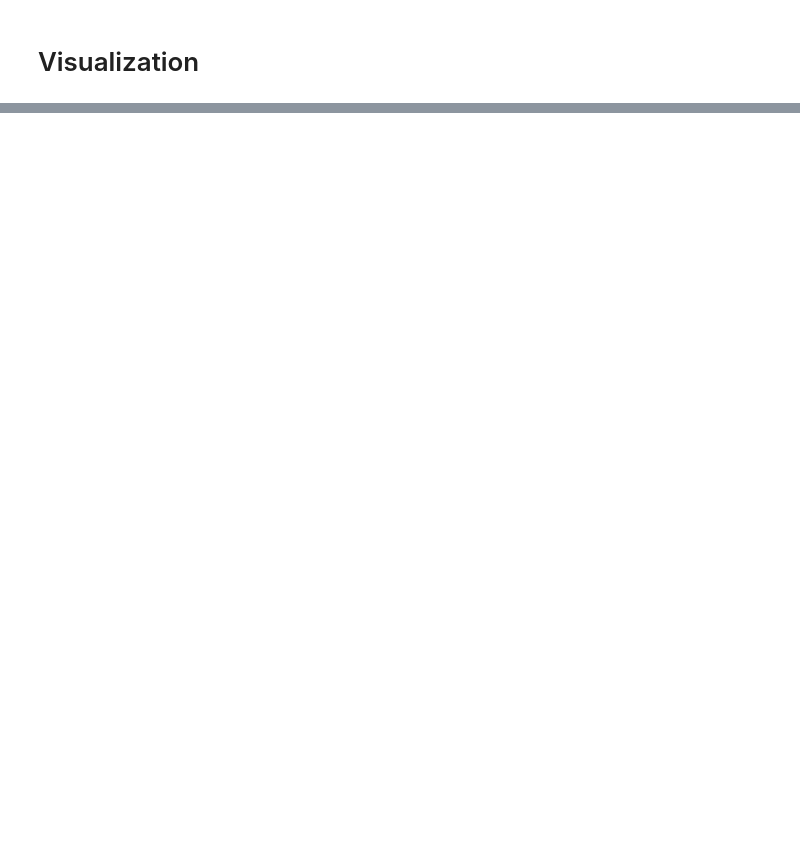
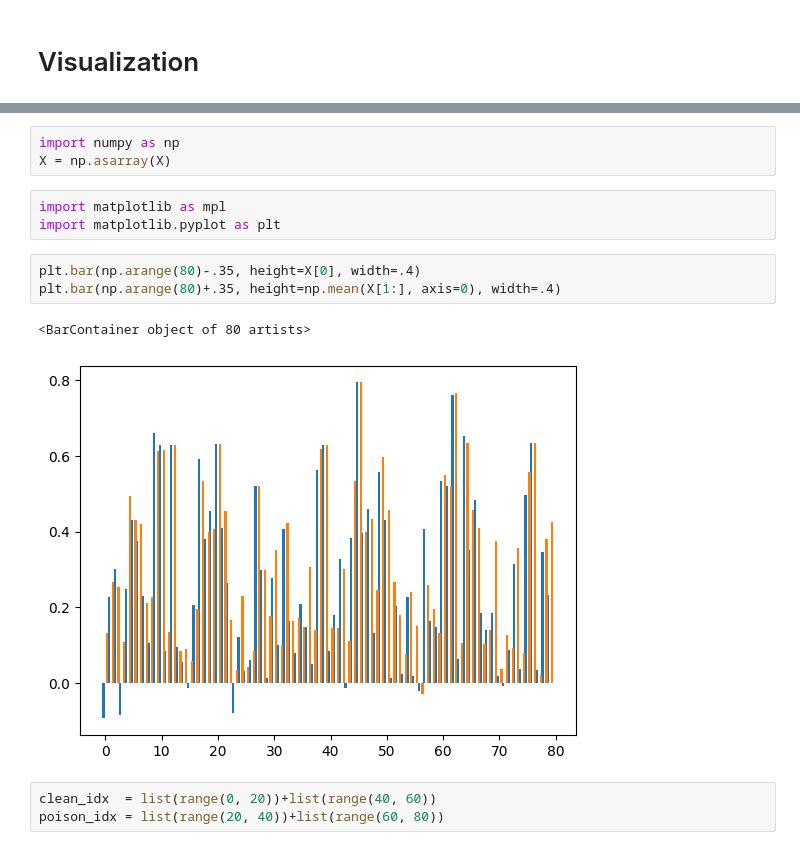
Before and after one commit to jsong2333333/TrojAI_Summary, a Jupyter notebook: explore.ipynb, the cells around one changed output, grey strips where cells are left out. Saved outputs shown, nothing was run; the diff lists cells and outputs as text; blank space fills up the shorter version.

```diff
--- a/explore.ipynb
+++ b/explore.ipynb
@@ -503,0 +543,15 @@ print(np.mean(cen), np.mean(acc))
+# %%
+import numpy as np
+X = np.asarray(X)
+# %%
+import matplotlib as mpl
+import matplotlib.pyplot as plt
+# %%
+plt.bar(np.arange(80)-.35, height=X[0], width=.4)
+plt.bar(np.arange(80)+.35, height=np.mean(X[1:], axis=0), width=.4)
+# %% [output]
+<BarContainer object of 80 artists>
+[figure, added]
+# %%
+clean_idx  = list(range(0, 20))+list(range(40, 60))
+poison_idx = list(range(20, 40))+list(range(60, 80))
```
Also changed, not shown: parts of 148 cells of this notebook, 31 other files.
